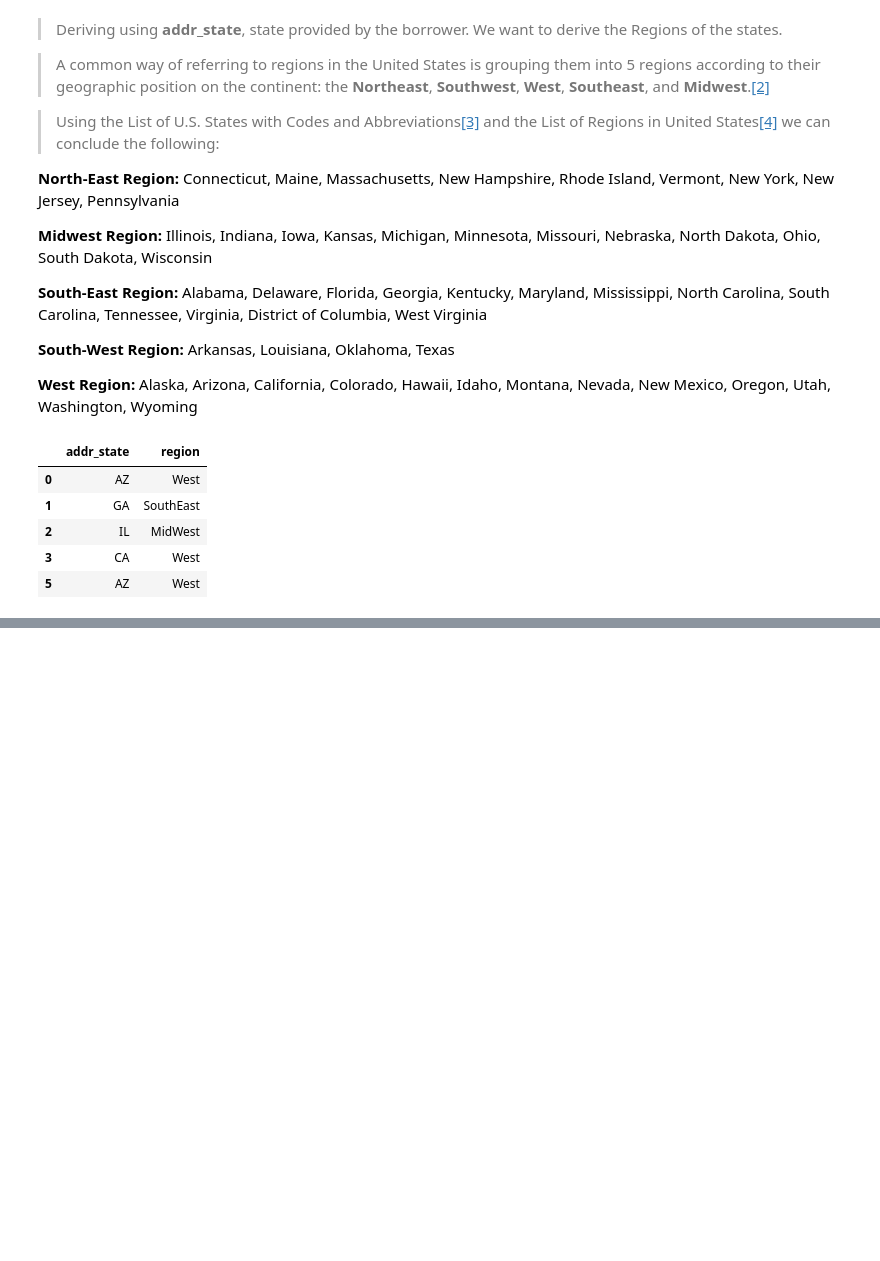
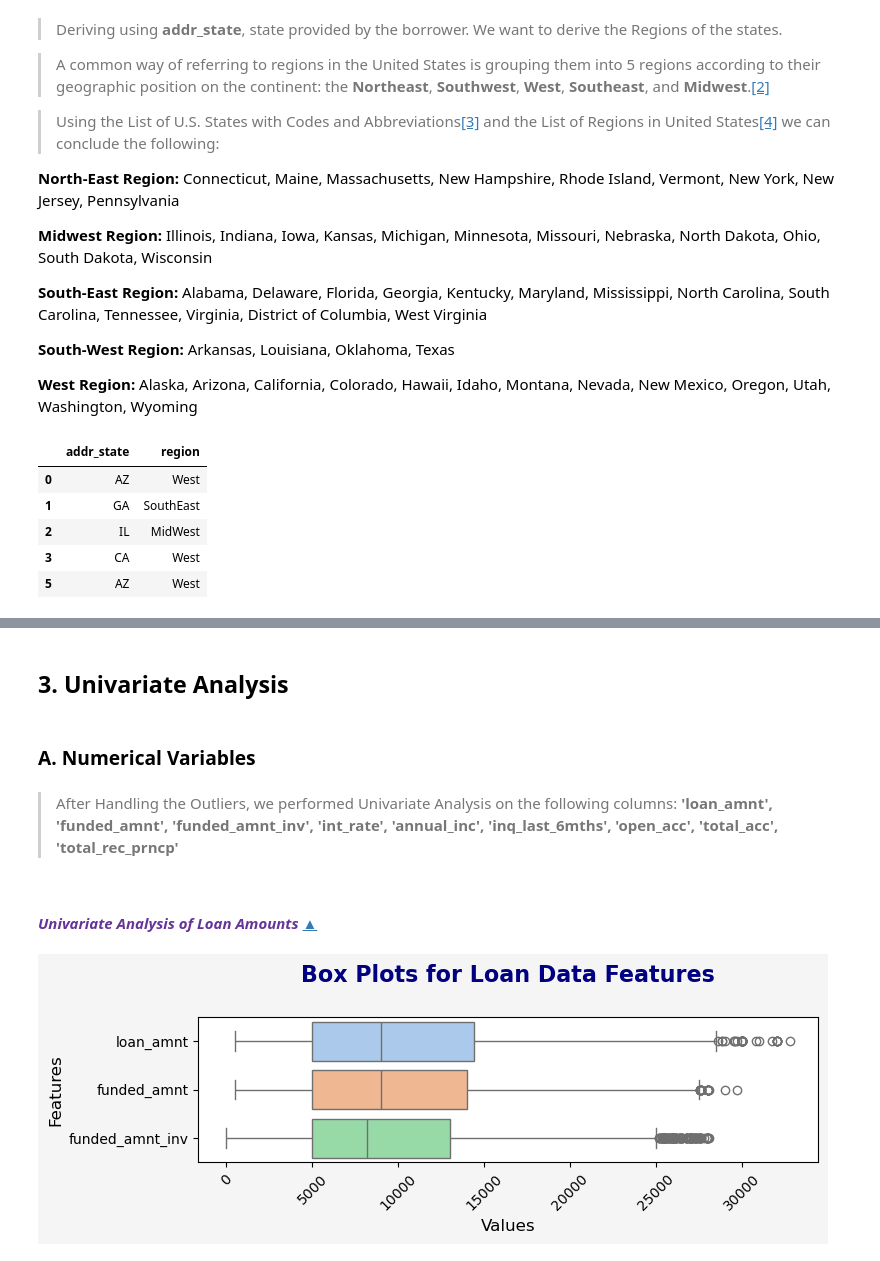
Before and after one commit to svenkatlata/Lending_Club_Case_Study, a Jupyter notebook: Lending_Club_Case_Study_EDA.ipynb, the cells around one changed output, grey strips where cells are left out. Saved outputs shown, nothing was run; the diff lists cells and outputs as text; code cells hidden in the pictures; blank space fills up the shorter version.

```diff
--- a/Lending_Club_Case_Study_EDA.ipynb
+++ b/Lending_Club_Case_Study_EDA.ipynb
@@ -777,0 +1001,3 @@ loan[['addr_state', 'region']].head()
+# %%
+loan_no_outliers = loan
+loan_no_outliers.shape
@@ -777,0 +1006,6 @@ loan[['addr_state', 'region']].head()
+# %%
+# Outlier Treatment on all the columns in columns_to_handle
+for column in columns_to_handle:
+    loan_no_outliers = remove_outliers(loan_no_outliers, column)
+    print(loan_no_outliers.shape)
+    print('\n')
@@ -777,0 +1054,27 @@ loan[['addr_state', 'region']].head()
+# %%
+# Reassigning loan_no_outliers back to loan dataset
+loan = loan_no_outliers
+# %% [markdown]
+## <a id = 'univariate-analysis'>3. Univariate Analysis</a>
+# %% [markdown]
+### <a id = 'numerical-variables'>A. Numerical Variables</a>
+# %% [markdown]
+> After Handling the Outliers, we performed Univariate Analysis on the following columns: **'loan_amnt', 'funded_amnt', 'funded_amnt_inv', 'int_rate', 'annual_inc', 'inq_last_6mths', 'open_acc', 'total_acc', 'total_rec_prncp'**
+# %% [markdown]
+#### _<a id = 'step22'><font color = 'RebeccaPurple'>Univariate Analysis of Loan Amounts</font></a>_ [▲](#top1)
+# %%
+columns_of_interest = ['loan_amnt', 'funded_amnt', 'funded_amnt_inv']
+# %%
+# Create a box plot for each column
+plt.figure(figsize=(8, 3), facecolor='whitesmoke')
+sns.boxplot(data=loan[columns_of_interest], orient='h', palette='pastel')  # Using seaborn for better aesthetics
+plt.title('Box Plots for Loan Data Features\n', fontsize=16, fontweight='bold', color='navy')
+plt.xlabel('Values', fontsize=12)
+plt.ylabel('Features', fontsize=12)
+plt.xticks(rotation=45)
+plt.grid(False)  # Remove gridlines
+
+plt.tight_layout()
+plt.show()
+# %% [output]
+[figure, added]
```
Also changed, not shown: parts of 68 cells of this notebook.
